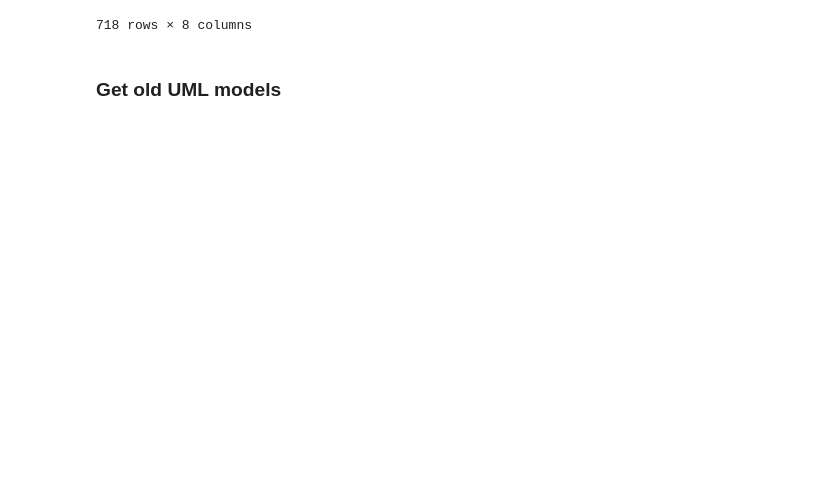
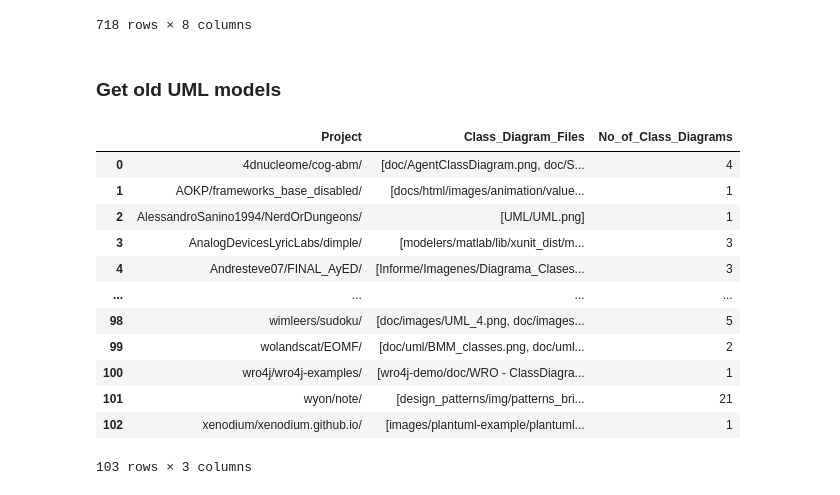
Before and after one commit to zakipauzi/uml_code_traceability, a Jupyter notebook: 2_filter_repos.ipynb, the cells around one changed output. Drawn from its saved outputs; the diff is of its cells as text; code cells hidden in the pictures; blank space fills up the shorter version.

```diff
--- a/2_filter_repos.ipynb
+++ b/2_filter_repos.ipynb
@@ -427,6 +427,25 @@ sampled_class_diagrams_df
 718 rows × 8 columns
 # %% [markdown]
 ### Get old UML models
+# %%
+sampled_class_diagrams_df = pd.read_csv("sampled_class_diagrams_df.csv")
+sampled_class_diagrams_grouped_df = sampled_class_diagrams_df.groupby('Project')['Class_Diagram_File'].apply(list).reset_index(name='Class_Diagram_Files')
+sampled_class_diagrams_grouped_df['No_of_Class_Diagrams'] = sampled_class_diagrams_grouped_df['Class_Diagram_Files'].apply(len)
+sampled_class_diagrams_grouped_df
+# %% [output]
+|  | Project | Class_Diagram_Files | No_of_Class_Diagrams |
+| 0 | 4dnucleome/cog-abm/ | [doc/AgentClassDiagram.png, doc/S... | 4 |
+| 1 | AOKP/frameworks_base_disabled/ | [docs/html/images/animation/value... | 1 |
+| 2 | AlessandroSanino1994/NerdOrDungeons/ | [UML/UML.png] | 1 |
+| 3 | AnalogDevicesLyricLabs/dimple/ | [modelers/matlab/lib/xunit_dist/m... | 3 |
+| 4 | Andresteve07/FINAL_AyED/ | [Informe/Imagenes/Diagrama_Clases... | 3 |
+| ... | ... | ... | ... |
+| 98 | wimleers/sudoku/ | [doc/images/UML_4.png, doc/images... | 5 |
+| 99 | wolandscat/EOMF/ | [doc/uml/BMM_classes.png, doc/uml... | 2 |
+| 100 | wro4j/wro4j-examples/ | [wro4j-demo/doc/WRO - ClassDiagra... | 1 |
+| 101 | wyon/note/ | [design_patterns/img/patterns_bri... | 21 |
+| 102 | xenodium/xenodium.github.io/ | [images/plantuml-example/plantuml... | 1 |
+103 rows × 3 columns
 # %%
 full_repo_model_df = pd.read_csv('UMLFiles_List_V2.0.csv')
 
```
Also changed, not shown: parts of 9 cells of this notebook, 4 other files.
